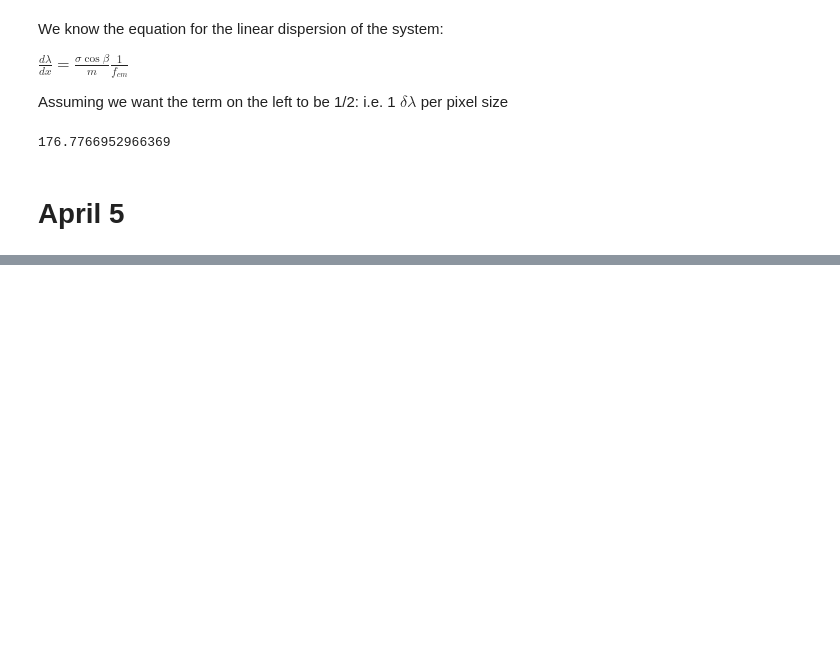
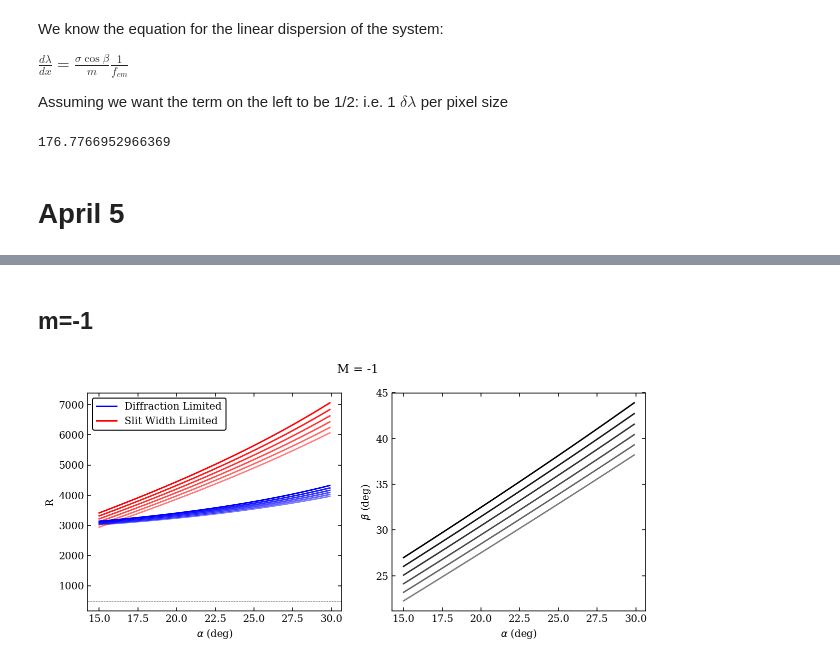
Before and after one commit to jamesmlane/AST2050-Labs, a Jupyter notebook: Lab4/Lab4_Preparation.ipynb, the cells around one changed output, grey strips where cells are left out. Cells and saved outputs as stored; diff of their text form; code cells hidden in the pictures; blank space fills up the shorter version.

```diff
--- a/Lab4/Lab4_Preparation.ipynb
+++ b/Lab4/Lab4_Preparation.ipynb
@@ -192,0 +223,37 @@ plt.show()
+# %% [markdown]
+## m=-1
+# %%
+m=-1
+
+fig = plt.figure( figsize=(10,4) )
+ax1 = fig.add_subplot(121)
+ax2 = fig.add_subplot(122)
+
+for i in range( len(wavelength) ):
+
+    beta = calculate_beta(m,wavelength[i],groove_spacing,alpha)
+    R_diff = R_diffraction_limited(beta,m,N)
+    R_slit = R_slit_limited(alpha,beta,delta_s_sm)
+
+
+    ax1.plot( alpha*180/np.pi, np.abs(R_diff), color='Blue', alpha = 0.5+i*0.1)
+    ax1.plot( alpha*180/np.pi, R_slit, color='Red', alpha = 0.5+i*0.1)
+
+    ax2.plot( alpha*180/np.pi, beta*180/np.pi, color='Black', alpha = 0.5+i*0.1 )
+
+
+ax1.plot( [], [] , color='Blue', label='Diffraction Limited' )
+ax1.plot( [], [] , color='Red', label='Slit Width Limited' )
+ax1.set_xlabel(r'$\alpha$ (deg)')
+ax1.set_ylabel('R')
+ax1.axhline(500, color='Black', linestyle='dashed', lw=0.5)
+ax1.legend()
+
+ax2.set_xlabel(r'$\alpha$ (deg)')
+ax2.set_ylabel(r'$\beta$ (deg)')
+
+fig.suptitle('M = '+str(m))
+
+plt.show()
+# %% [output]
+[figure, added]
```
Also changed, not shown: parts of 12 cells of this notebook.
